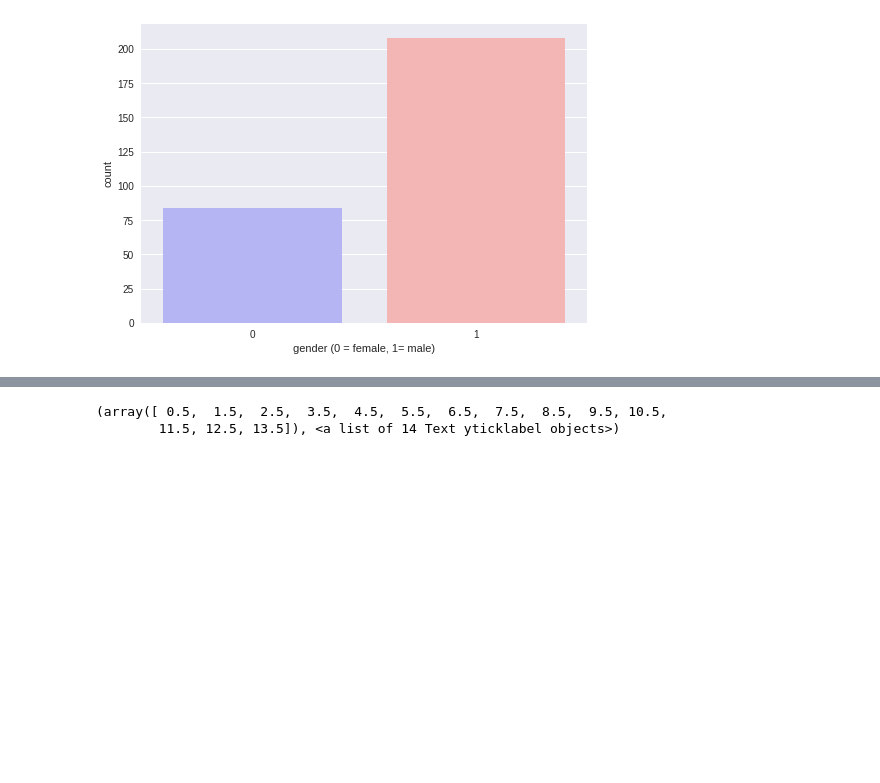
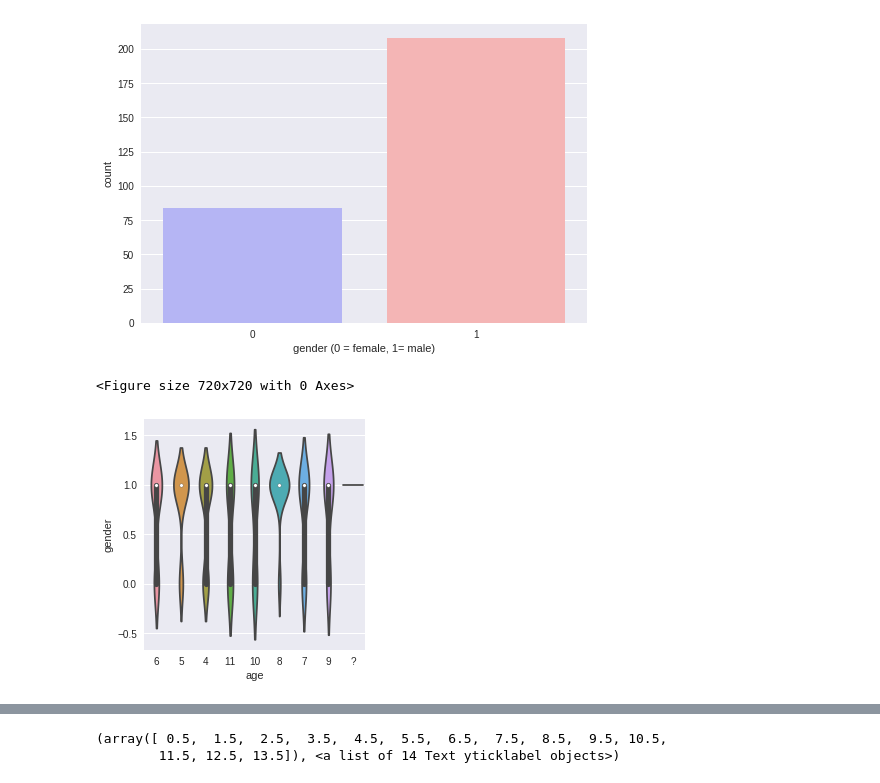
Before and after one commit to Anandharajan/DriverBehaviour, a Jupyter notebook: autism.ipynb, the cells around one changed output, grey strips where cells are left out. Cells and saved outputs as stored; diff of their text form; code cells hidden in the pictures; blank space fills up the shorter version.

```diff
--- a/autism.ipynb
+++ b/autism.ipynb
@@ -63,3 +63,10 @@ plt.xlabel("gender (0 = female, 1= male)")
 plt.show()
 # %% [output]
 [figure]
+# %%
+plt.figure(figsize=(10,10))
+sns.factorplot(x="age", y="gender", kind='violin',data=df)
+plt.show()
+# %% [output]
+<Figure size 720x720 with 0 Axes>
+[figure, added]
```
Also changed, not shown: parts of 6 cells of this notebook.
